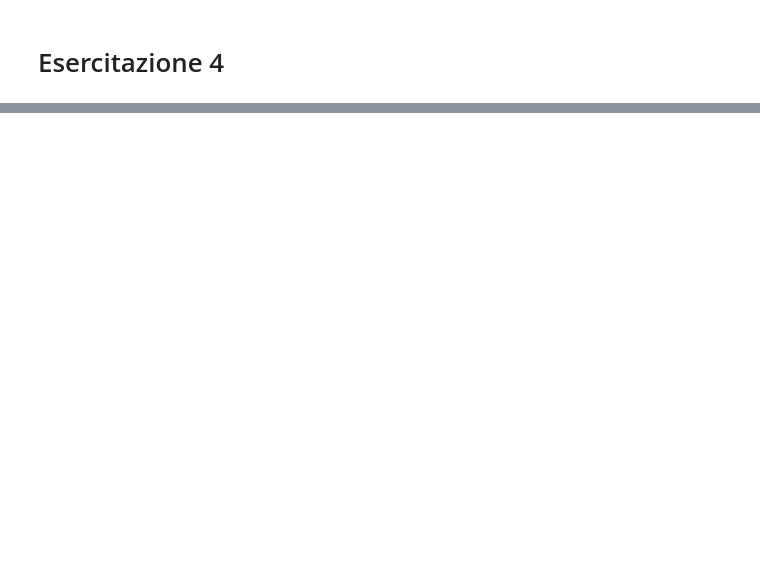
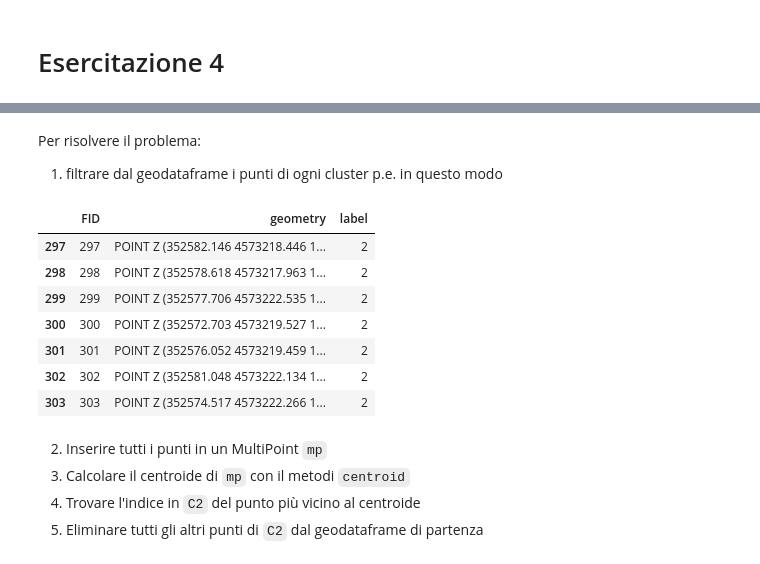
Before and after one commit to glucatv/TML2024, a Jupyter notebook: lez_12.ipynb, the cells around one changed output, grey strips where cells are left out. Drawn from its saved outputs; the diff is of its cells as text; code cells hidden in the pictures; blank space fills up the shorter version.

```diff
--- a/lez_12.ipynb
+++ b/lez_12.ipynb
@@ -95,0 +183,21 @@ Sperimentare l'algoritmo `DBSCAN` con  i punti del file `walk.shp`. Inoltre modi
+# %% [markdown]
+Per risolvere il problema:
+
+1. filtrare dal geodataframe i punti di ogni cluster p.e. in questo modo
+# %%
+C2 = punti_gdf[ punti_gdf['label'] == '2' ]
+C2
+# %% [output]
+|  | FID | geometry | label |
+| 297 | 297 | POINT Z (352582.146 4573218.446 1... | 2 |
+| 298 | 298 | POINT Z (352578.618 4573217.963 1... | 2 |
+| 299 | 299 | POINT Z (352577.706 4573222.535 1... | 2 |
+| 300 | 300 | POINT Z (352572.703 4573219.527 1... | 2 |
+| 301 | 301 | POINT Z (352576.052 4573219.459 1... | 2 |
+| 302 | 302 | POINT Z (352581.048 4573222.134 1... | 2 |
+| 303 | 303 | POINT Z (352574.517 4573222.266 1... | 2 |
+# %% [markdown]
+2. Inserire tutti i punti in un MultiPoint `mp`
+3. Calcolare il centroide di `mp` con il metodi `centroid`
+4. Trovare l'indice in `C2` del punto più vicino al centroide
+5. Eliminare tutti gli altri punti di `C2` dal geodataframe di partenza
```
Also changed, not shown: parts of 7 cells of this notebook.
